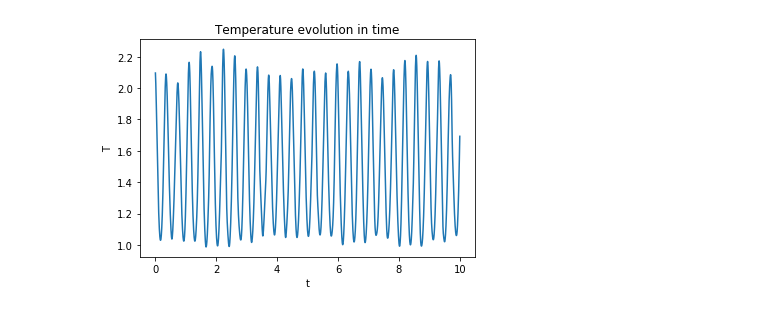
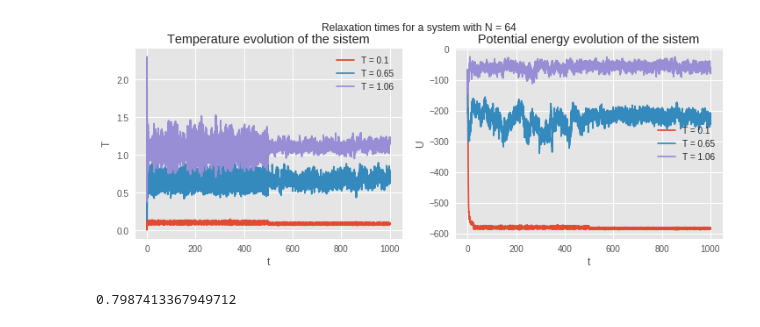
Before and after one commit to jbbenavidesr/Lennard-Jones, a Jupyter notebook: Data_analysis.ipynb, the cells around one changed output. Cells and saved outputs as stored; diff of their text form; code cells hidden in the pictures.

Commit message:
Feat: final result, new algorithm and animations

```diff
--- a/Data_analysis.ipynb
+++ b/Data_analysis.ipynb
@@ -23,7 +5,18 @@ df.isna()
+# %%
+df1 = pd.read_csv("results/all_t01/0.csv")
+df2 = pd.read_csv("results/all_t01/4.csv")
+df3 = pd.read_csv("results/all_t01/7.csv")
 # %%
-df['r'] = np.sqrt(df['x']**2 + df['y']**2 + df['z']**2)
-df['v'] = np.sqrt(df['vx']**2 + df['vy']**2 + df['vz']**2)
-df['r2'] = df['x']**2 + df['y']**2 + df['z']**2
-df['v2'] = df['vx']**2 + df['vy']**2 + df['vz']**2
+def getdt(df):
+    df['r'] = np.sqrt(df['x']**2 + df['y']**2 + df['z']**2)
+    df['v'] = np.sqrt(df['vx']**2 + df['vy']**2 + df['vz']**2)
+    df['r2'] = df['x']**2 + df['y']**2 + df['z']**2
+    df['v2'] = df['vx']**2 + df['vy']**2 + df['vz']**2
 
-df.head()
+    dt= df.groupby('t', as_index=False)[['v2', 'u']].sum()
+    dt['T'] = dt['v2'] / (3 * 64)
+    return dt
+
+dt1 = getdt(df1)
+dt2 = getdt(df2)
+dt3 = getdt(df3)
@@ -49,10 +23,31 @@ df_bytimestep.head()
-# %%
-%matplotlib inline
-
-df_bytimestep['T'].plot()
-plt.title("Temperature evolution in time")
-plt.ylim(0,2.5)
-plt.ylabel("T");
-# %% [output]
-[figure, removed]
+# %%
+fig = plt.figure(1, figsize=[12, 4])
+s1 = plt.subplot(121)
+s1.plot(dt1['t'], dt1['T'], label = "T = 0.1")
+s1.plot(dt2['t'], dt2['T'], label = "T = 0.65")
+s1.plot(dt3['t'], dt3['T'], label = "T = 1.06")
+s1.set_xlabel('t')
+s1.set_ylabel('T')
+s1.set_title("Temperature evolution of the sistem")
+s1.legend()
+
+s2 = plt.subplot(122)
+s2.plot(dt1['t'], dt1['u'], label = "T = 0.1")
+s2.plot(dt2['t'], dt2['u'], label = "T = 0.65")
+s2.plot(dt3['t'], dt3['u'], label = "T = 1.06")
+s2.set_xlabel('t')
+s2.set_ylabel('U')
+s2.set_title("Potential energy evolution of the sistem")
+s2.legend()
+
+
+fig.suptitle("Relaxation times for a system with N = 64")
+
+plt.savefig("RelaxationTimes.png")
+# %% [output]
+[figure, added]
+# %%
+df_bytimestep['T'].iloc[100000:].mean()
+# %% [output]
+0.7987413367949712
 # %%
```
Also changed, not shown: parts of 17 cells of this notebook, 15 other files.
